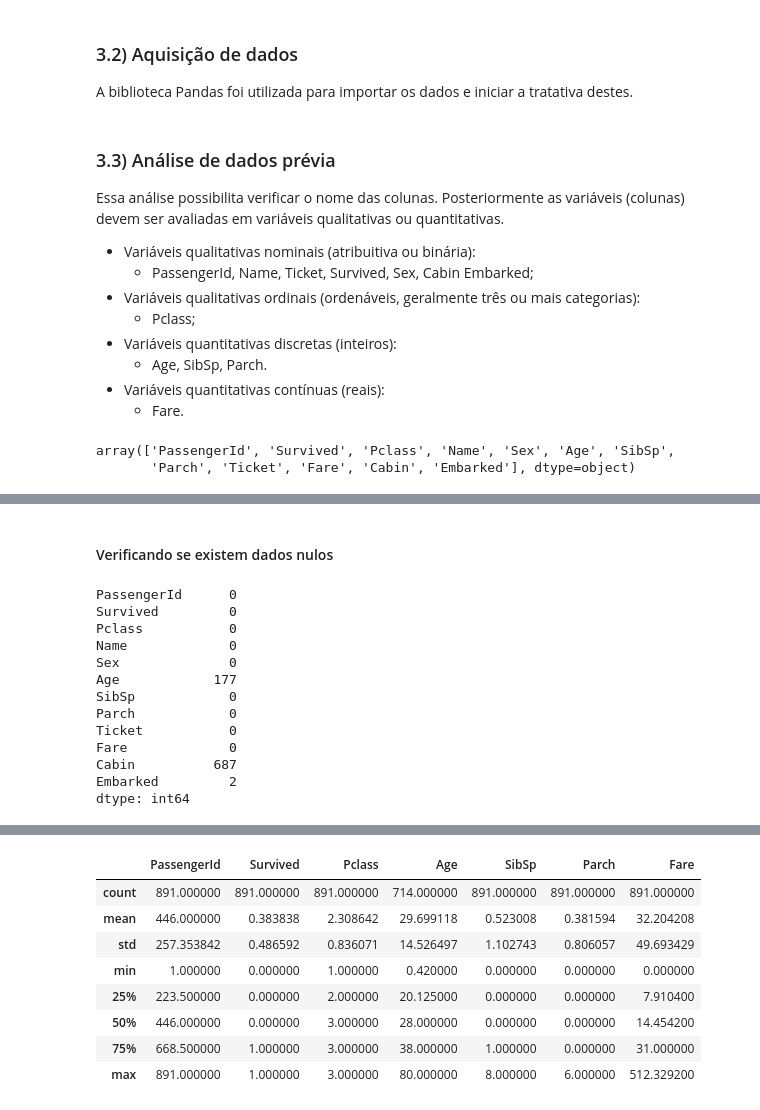
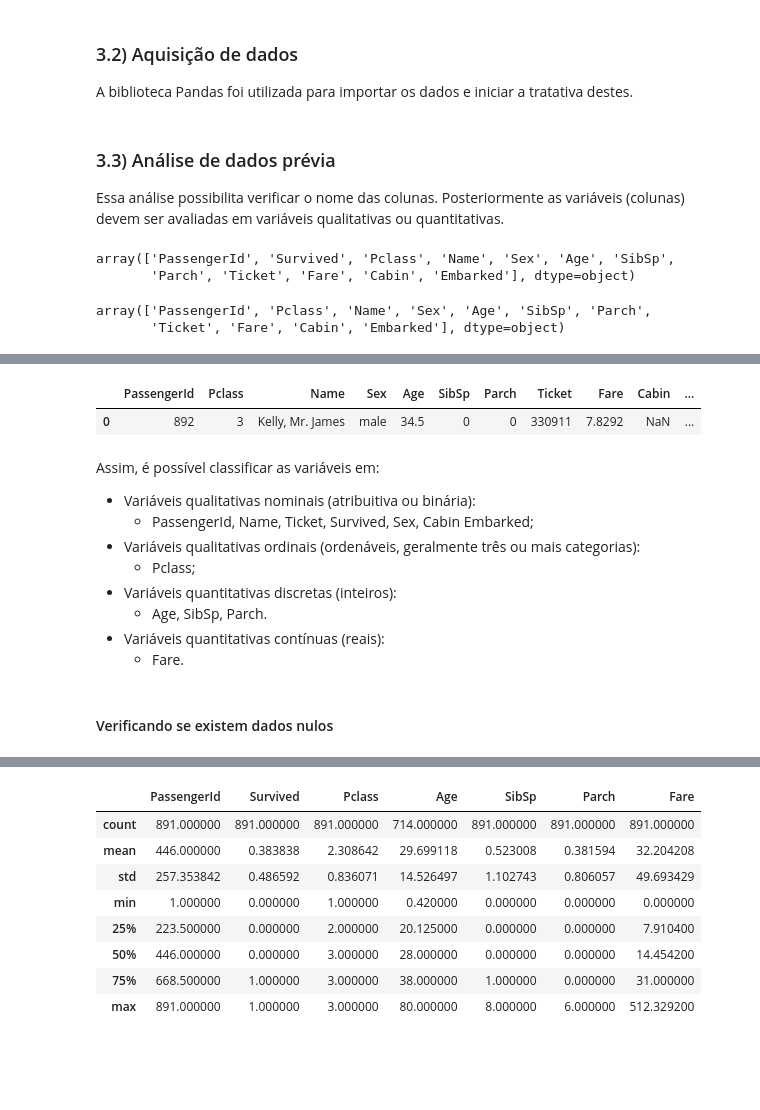
Before and after one commit to viniciusgribas/KG_titanic, a Jupyter notebook: KG_Titanic.ipynb, the cells around one changed output, grey strips where cells are left out. Saved outputs shown, nothing was run; the diff lists cells and outputs as text; code cells hidden in the pictures; blank space fills up the shorter version.

```diff
--- a/KG_Titanic.ipynb
+++ b/KG_Titanic.ipynb
@@ -83,40 +91,37 @@ combine = [treino_bd, teste_bd]
 ### 3.3) Análise de dados prévia
 
 Essa análise possibilita verificar o nome das colunas. Posteriormente as variáveis (colunas) devem ser avaliadas em variáveis qualitativas ou quantitativas.
-
- - Variáveis qualitativas nominais (atribuitiva ou binária):
-    - PassengerId, Name, Ticket,  Survived, Sex, Cabin Embarked;
- - Variáveis qualitativas ordinais (ordenáveis, geralmente três ou mais categorias):
-    - Pclass;
- - Variáveis quantitativas discretas (inteiros):
-    - Age, SibSp, Parch.
- - Variáveis quantitativas contínuas (reais):
-    - Fare.
-# %%
-treino_bd.columns.values
-# %% [output]
-array(['PassengerId', 'Survived', 'Pclass', 'Name', 'Sex', 'Age', 'SibSp',
-       'Parch', 'Ticket', 'Fare', 'Cabin', 'Embarked'], dtype=object)
+# %%
+#Verificação das variáveis do banco de dados de treino
+treino_bd.columns.values
+# %% [output]
+array(['PassengerId', 'Survived', 'Pclass', 'Name', 'Sex', 'Age', 'SibSp',
+       'Parch', 'Ticket', 'Fare', 'Cabin', 'Embarked'], dtype=object)
+# %%
+#Verificação das variáveis do banco de dados de teste
+teste_bd.columns.values
+# %% [output]
+array(['PassengerId', 'Pclass', 'Name', 'Sex', 'Age', 'SibSp', 'Parch',
+       'Ticket', 'Fare', 'Cabin', 'Embarked'], dtype=object)
 # %%
 treino_bd.head(1)
 # %% [output]
 |  | PassengerId | Survived | Pclass | Name | Sex | Age | SibSp | Parch | Ticket | Fare | ... |
 | 0 | 1 | 0 | 3 | Braund, Mr. Owen Harris | male | 22.0 | 1 | 0 | A/5 21171 | 7.25 | ... |
+# %%
+teste_bd.head(1)
+# %% [output]
+|  | PassengerId | Pclass | Name | Sex | Age | SibSp | Parch | Ticket | Fare | Cabin | ... |
+| 0 | 892 | 3 | Kelly, Mr. James | male | 34.5 | 0 | 0 | 330911 | 7.8292 | NaN | ... |
+# %% [markdown]
+Assim, é possível classificar as variáveis em:
+ - Variáveis qualitativas nominais (atribuitiva ou binária):
+    - PassengerId, Name, Ticket,  Survived, Sex, Cabin Embarked;
+ - Variáveis qualitativas ordinais (ordenáveis, geralmente três ou mais categorias):
+    - Pclass;
+ - Variáveis quantitativas discretas (inteiros):
+    - Age, SibSp, Parch.
+ - Variáveis quantitativas contínuas (reais):
+    - Fare.
 # %% [markdown]
 #### Verificando se existem dados nulos
-# %%
-treino_bd.isnull().sum()
-# %% [output]
-PassengerId      0
-Survived         0
-Pclass           0
-Name             0
-Sex              0
-Age            177
-SibSp            0
-Parch            0
-Ticket           0
-Fare             0
-Cabin          687
-Embarked         2
-dtype: int64
```
Also changed, not shown: parts of 59 cells of this notebook, 2 other files.
